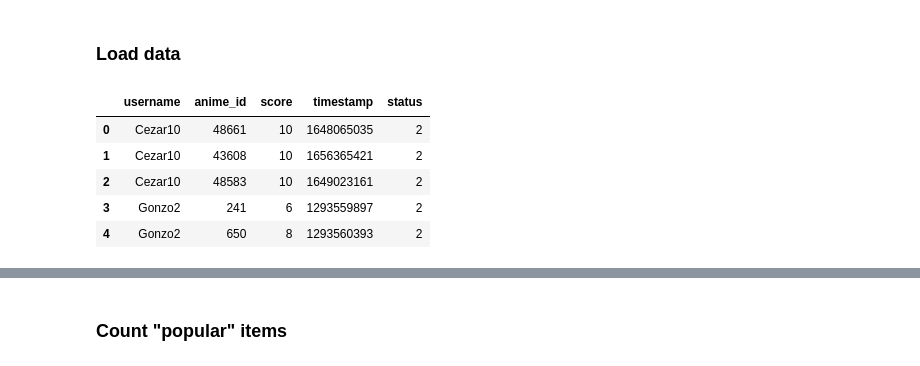
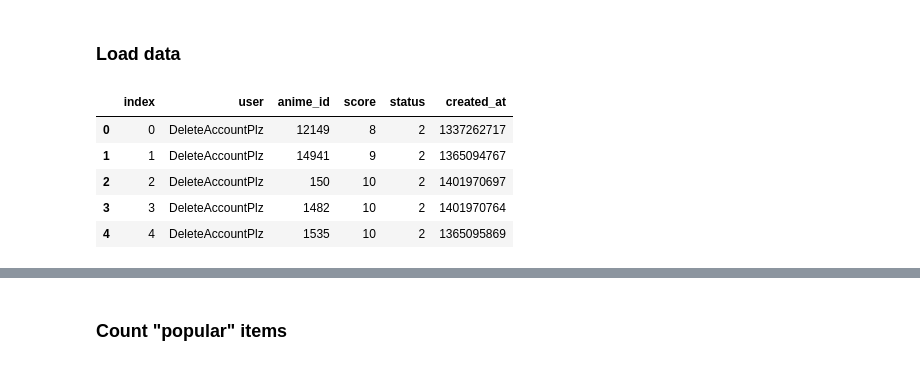
Before and after one commit to dtrager02/MyAniRec-Training, a Jupyter notebook: setup.ipynb, the cells around one changed output, grey strips where cells are left out. Saved outputs shown, nothing was run; the diff lists cells and outputs as text; code cells hidden in the pictures.

```diff
--- a/setup.ipynb
+++ b/setup.ipynb
@@ -4,12 +7,12 @@
 ### Load data
 # %%
 import pandas as pd
-a = pd.read_feather("final_dataset.feather")
+a = pd.read_feather("ratings5.feather")
 a.head()
 # %% [output]
-|  | username | anime_id | score | timestamp | status |
-| 0 | Cezar10 | 48661 | 10 | 1648065035 | 2 |
-| 1 | Cezar10 | 43608 | 10 | 1656365421 | 2 |
-| 2 | Cezar10 | 48583 | 10 | 1649023161 | 2 |
-| 3 | Gonzo2 | 241 | 6 | 1293559897 | 2 |
-| 4 | Gonzo2 | 650 | 8 | 1293560393 | 2 |
+|  | index | user | anime_id | score | status | created_at |
+| 0 | 0 | DeleteAccountPlz | 12149 | 8 | 2 | 1337262717 |
+| 1 | 1 | DeleteAccountPlz | 14941 | 9 | 2 | 1365094767 |
+| 2 | 2 | DeleteAccountPlz | 150 | 10 | 2 | 1401970697 |
+| 3 | 3 | DeleteAccountPlz | 1482 | 10 | 2 | 1401970764 |
+| 4 | 4 | DeleteAccountPlz | 1535 | 10 | 2 | 1365095869 |
```
Also changed, not shown: parts of 56 cells of this notebook, 8 other files.
